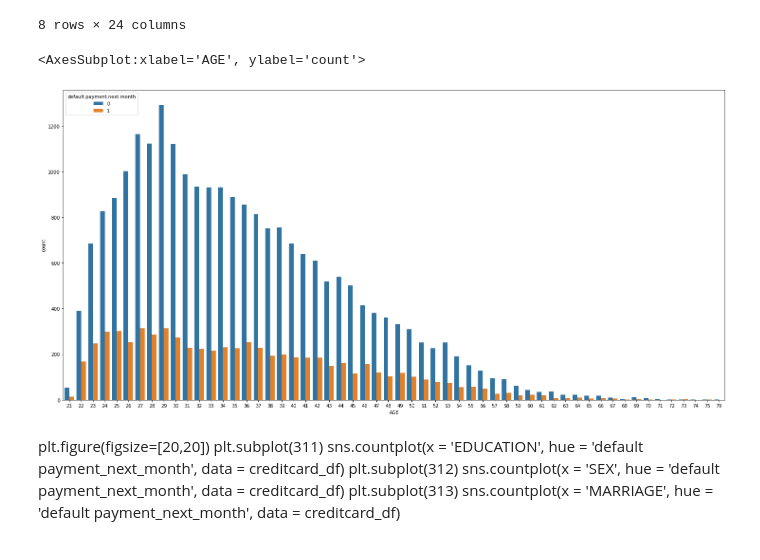
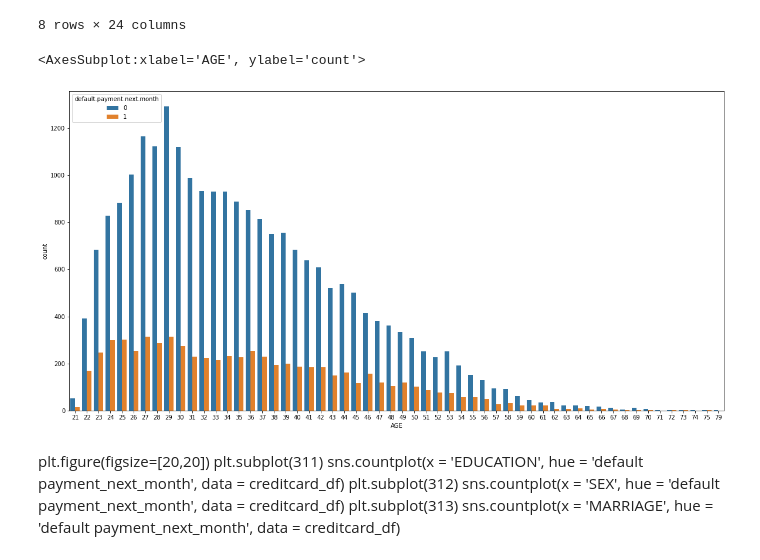
Before and after one commit to anhduy412/credit-card-debt-predict, a Jupyter notebook: default.ipynb, the cells around one changed output. Drawn from its saved outputs; the diff is of its cells as text; code cells hidden in the pictures.

```diff
--- a/default.ipynb
+++ b/default.ipynb
@@ -206,11 +206,11 @@ cc_nodefault_df.describe()
 8 rows × 24 columns
 # %%
 #Visualize the data base on the age and have the default payment
-plt.figure(figsize=[25, 12])
+plt.figure(figsize=[20, 10])
 sns.countplot(x = 'AGE', hue = 'default.payment.next.month', data = creditcard_df)
 # %% [output]
 <AxesSubplot:xlabel='AGE', ylabel='count'>
-[figure, old version]
+[figure, new version]
 # %% [markdown]
 plt.figure(figsize=[20,20])
 plt.subplot(311)
```
Also changed, not shown: parts of 13 cells of this notebook.
